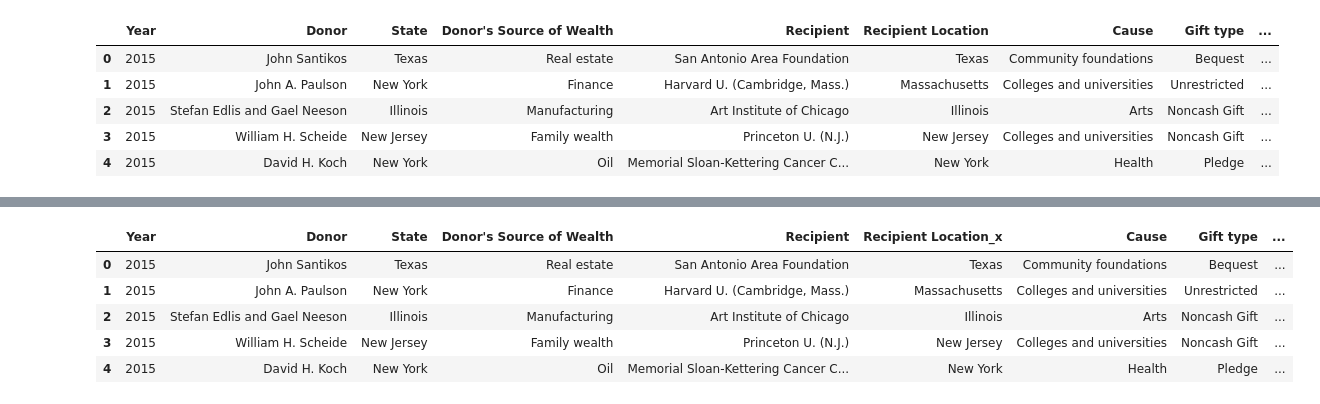
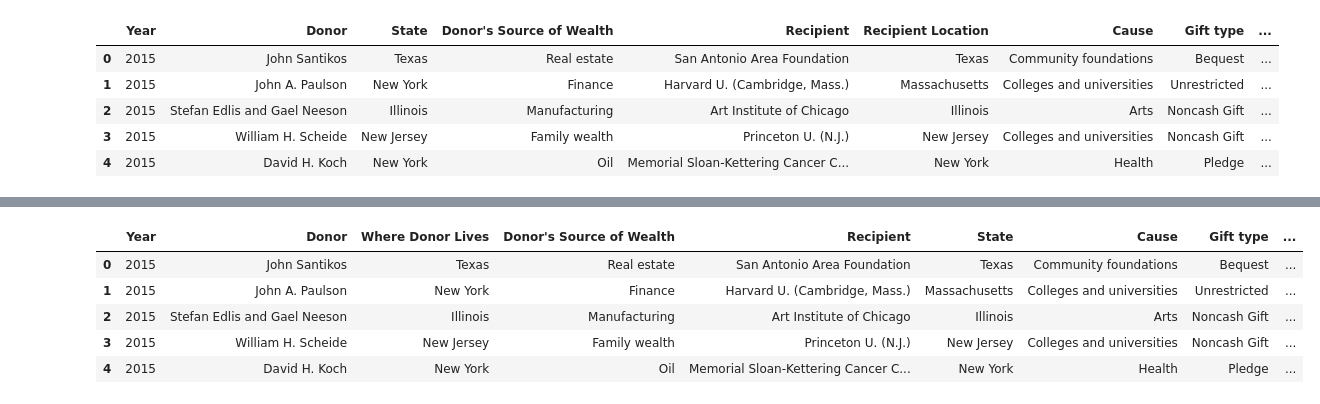
Before and after one commit to kjwunderlich/project-one---sphinx, a Jupyter notebook: Matts_Sphinx.ipynb, the cells around one changed output, grey strips where cells are left out. Drawn from its saved outputs; the diff is of its cells as text; code cells hidden in the pictures.

```diff
--- a/Matts_Sphinx.ipynb
+++ b/Matts_Sphinx.ipynb
@@ -15,6 +15,6 @@ data_2017 = "chronicle_data2017.csv"
 data_2018 = "chronicle_data2018.csv"
 latlong = "statelatlong.csv"
 # %%
-state_latlon_pd = pd.read_csv(latlong, encoding = "ISO-8859-1")
-state_latlon_pd
+state_latlon = pd.read_csv(latlong, encoding = "ISO-8859-1")
+state_latlon
 # %% [output]
@@ -275,0 +171,3 @@ recipient_coords
+# %%
+recipient_df = big_df.rename(columns={"Recipient Location":"State"})
+recipient_df.head()
@@ -275,0 +181,4 @@ recipient_coords
+# %%
+#adding Latitude and Longitude generalized for state locations of recipients
+recipient_coords = pd.merge(recipient_df, state_latlon, how="left", on=["State", "State"])
+recipient_coords
@@ -276,8 +204,8 @@ recipient_coords
 # %%
-recipient_latlng_df = coords.rename(columns={"Latitude":"Lat", "Longitude":"Lng"})
+recipient_latlng_df = recipient_coords.rename(columns={"Latitude":"Lat", "Longitude":"Lng"})
 recipient_latlng_df.head()
 # %% [output]
-|  | Year | Donor | State | Donor's Source of Wealth | Recipient | Recipient Location_x | Cause | Gift type | ... |
+|  | Year | Donor | Where Donor Lives | Donor's Source of Wealth | Recipient | State | Cause | Gift type | ... |
 | 0 | 2015 | John Santikos | Texas | Real estate | San Antonio Area Foundation | Texas | Community foundations | Bequest | ... |
 | 1 | 2015 | John A. Paulson | New York | Finance | Harvard U. (Cambridge, Mass.) | Massachusetts | Colleges and universities | Unrestricted | ... |
 | 2 | 2015 | Stefan Edlis and Gael Neeson | Illinois | Manufacturing | Art Institute of Chicago | Illinois | Arts | Noncash Gift | ... |
```
Also changed, not shown: parts of 17 cells of this notebook, 1 other file.
